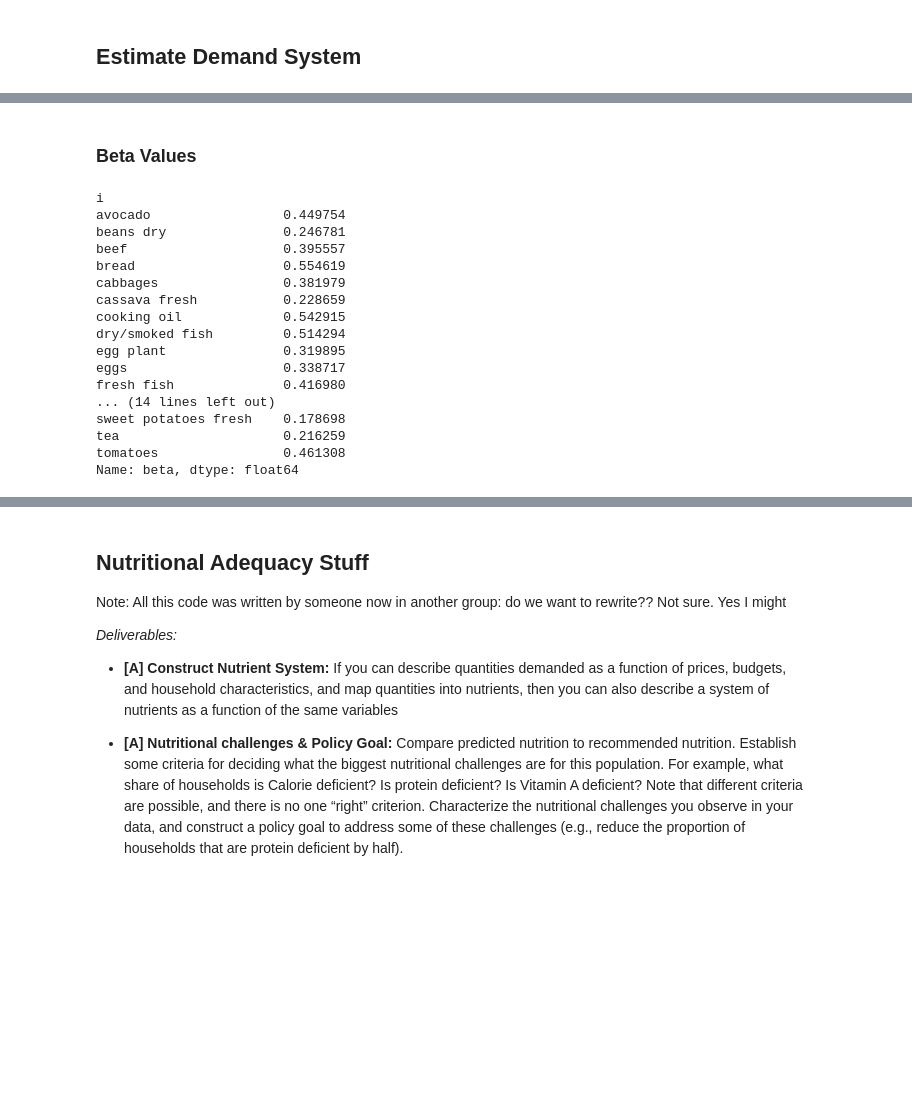
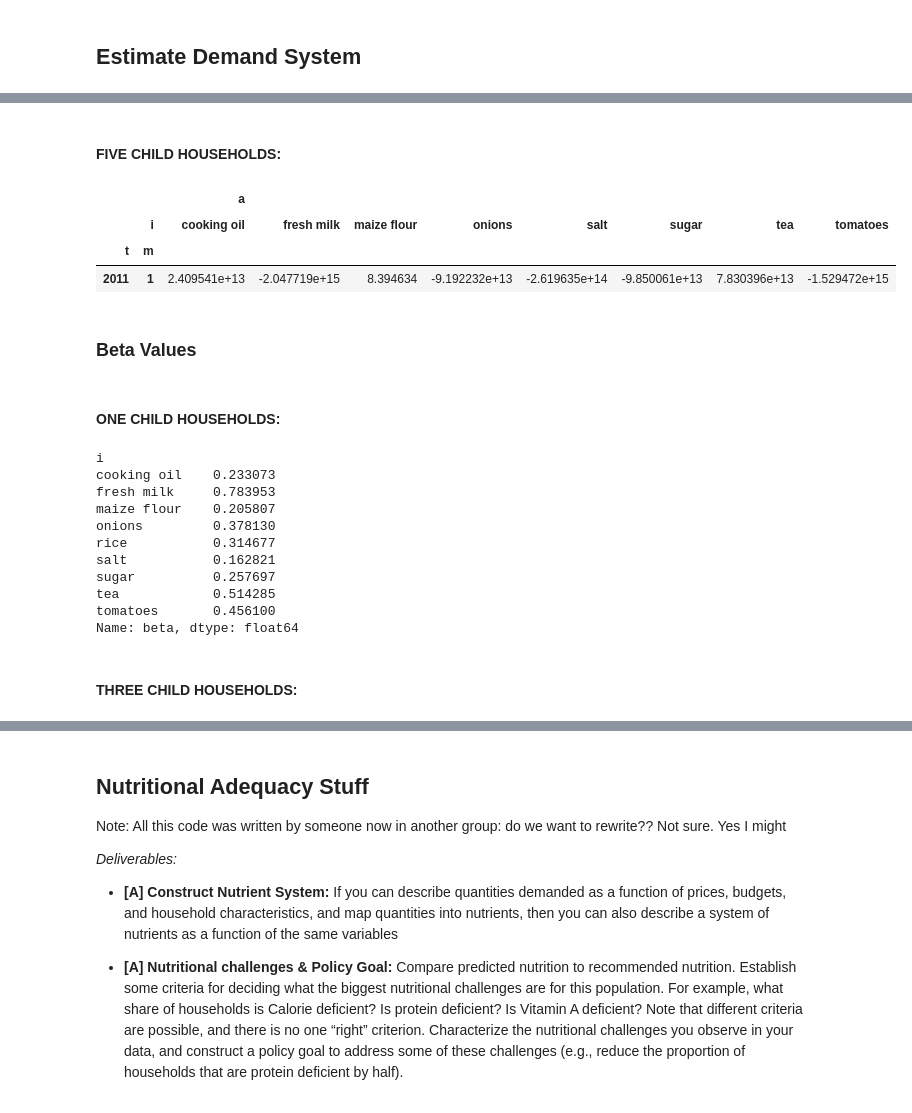
Before and after one commit to saraya38/EEP153Project4, a Jupyter notebook: Project4.ipynb, the cells around one changed output, grey strips where cells are left out. Drawn from its saved outputs; the diff is of its cells as text; code cells hidden in the pictures; blank space fills up the shorter version.

```diff
--- a/Project4.ipynb
+++ b/Project4.ipynb
@@ -457,22 +460,30 @@ result.a.to_dataframe().unstack('i')
+# %% [markdown]
+#### FIVE CHILD HOUSEHOLDS:
+# %%
+result_five.a.to_dataframe().unstack('i')
+# %% [output]
+|  |  | a |  |  |  |  |  |  |  |
+|  | i | cooking oil | fresh milk | maize flour | onions | salt | sugar | tea | tomatoes |
+| t | m |  |  |  |  |  |  |  |  |
+| 2011 | 1 | 2.409541e+13 | -2.047719e+15 | 8.394634 | -9.192232e+13 | -2.619635e+14 | -9.850061e+13 | 7.830396e+13 | -1.529472e+15 |
 # %% [markdown]
 ### Beta Values
+# %% [markdown]
+#### ONE CHILD HOUSEHOLDS:
 # %%
-result.get_beta(as_df=True)
+beta_one = result_one.get_beta(as_df=True)
+beta_one
 # %% [output]
 i
-avocado                 0.449754
-beans dry               0.246781
-beef                    0.395557
-bread                   0.554619
-cabbages                0.381979
-cassava fresh           0.228659
-cooking oil             0.542915
-dry/smoked fish         0.514294
-egg plant               0.319895
-eggs                    0.338717
-fresh fish              0.416980
-... (14 lines left out)
-sweet potatoes fresh    0.178698
-tea                     0.216259
-tomatoes                0.461308
+cooking oil    0.233073
+fresh milk     0.783953
+maize flour    0.205807
+onions         0.378130
+rice           0.314677
+salt           0.162821
+sugar          0.257697
+tea            0.514285
+tomatoes       0.456100
 Name: beta, dtype: float64
+# %% [markdown]
+#### THREE CHILD HOUSEHOLDS:
```
Also changed, not shown: parts of 34 cells of this notebook.
